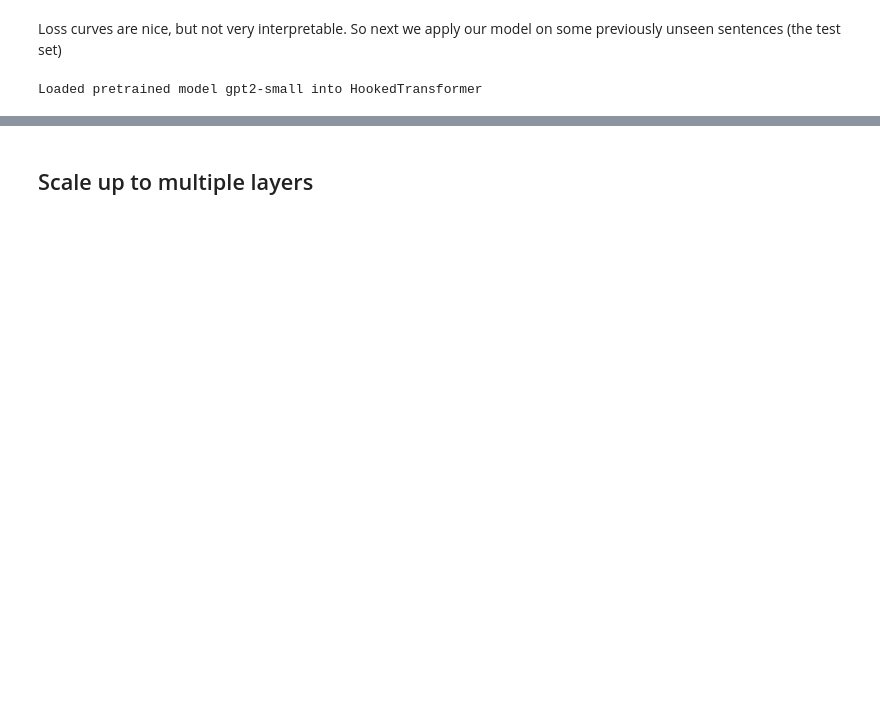
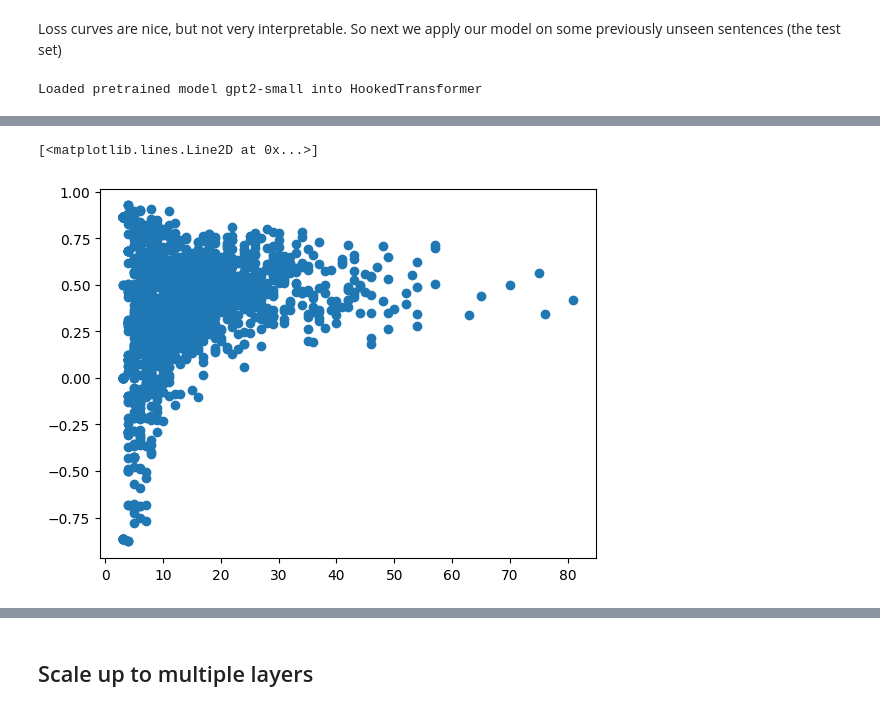
Before and after one commit to onjurgensen/probing_syntax_in_LLMs, a Jupyter notebook: probing_syntax_in_LLMs.ipynb, the cells around one changed output, grey strips where cells are left out. Saved outputs shown, nothing was run; the diff lists cells and outputs as text; code cells hidden in the pictures; blank space fills up the shorter version.

```diff
--- a/probing_syntax_in_LLMs.ipynb
+++ b/probing_syntax_in_LLMs.ipynb
@@ -694,6 +776,7 @@ Bush did not have his eye on the ball.
 # %%
+from scipy.stats import spearmanr
 def eval_parse_trees_by_sentence(test_sentences, predictions, batch_size):
-    df = pd.DataFrame(columns=['TP', 'TN', 'FP', 'FN', 'accuracy', 'sensitivity', 'specificity'])
+    df = pd.DataFrame(columns=['sentence_length', 'TP', 'TN', 'FP', 'FN', 'accuracy', 'sensitivity', 'specificity', 'spearman_rho'])
     for sentence_idx, sentence in enumerate(test_sentences):
 
         batch_id = sentence_idx // batch_size
@@ -702,24 +785,31 @@ def eval_parse_trees_by_sentence(test_sentences, predictions, batch_size):
         mat, ids, root_dist, forms = distance_matrix_from_sentence(sentence)
         n = mat.shape[0]
         m1, _ = graph_from_distance_matrix(mat, ids, root_dist, forms, plot = False)
+
         pred_mat = predictions[batch_id][idx_in_batch]
         # ensure square and same size
         pred_mat = pred_mat[:n, :n]
-
         m2, _ = graph_from_distance_matrix(pred_mat, ids, root_dist, forms, plot = False)
 
-        upper_m1 = np.triu(m1, k=1)
-        upper_m2 = np.triu(m2, k=1)
+        inds = np.triu_indices_from(m1, k=1)
+        upper_m1 = m1[inds]
+        upper_m2 = m2[inds]
 
         TP = np.count_nonzero((upper_m1 != 0) & (upper_m2 != 0))
         TN = np.count_nonzero((upper_m1 == 0) & (upper_m2 == 0))
         FP = np.count_nonzero((upper_m1 == 0) & (upper_m2 != 0))
         FN = np.count_nonzero((upper_m1 != 0) & (upper_m2 == 0))
 
-        accuracy = (TP + TN) / (TP + TN + FP + FN)
+        accuracy = (TP + TN) / (TP + TN + FP + FN) if (TP + TN + FP + FN) > 0 else 0
         sensitivity = TP / (TP + FN) if (TP + FN) > 0 else 0 # aka recall
         specificity = TN / (TN + FP) if (TN + FP) > 0 else 0
 
-        df.loc[sentence_idx] = [TP, TN, FP, FN, accuracy, sensitivity, specificity]
+        inds = np.triu_indices_from(mat, k=1)
+        upper_mat = mat[inds]
+        upper_pred_mat = pred_mat[inds]
+
+        rho, _ = spearmanr(upper_mat, upper_pred_mat)
+
+        df.loc[sentence_idx] = [n,TP, TN, FP, FN, accuracy, sensitivity, specificity, rho]
 
     return df
@@ -792,0 +878,3 @@ plt.show()
+# %%
+eval_df_sentence = eval_parse_trees_by_sentence(test_sentences=novel_sentences, predictions=predictions, batch_size=100)
+eval_df_sentence
@@ -792,0 +895,5 @@ plt.show()
+# %%
+plt.plot(eval_df_sentence['sentence_length'], eval_df_sentence['spearman_rho'], 'o')
+# %% [output]
+[<matplotlib.lines.Line2D at 0x...>]
+[figure, added]
```
Also changed, not shown: parts of 30 cells of this notebook, 7 other files.
